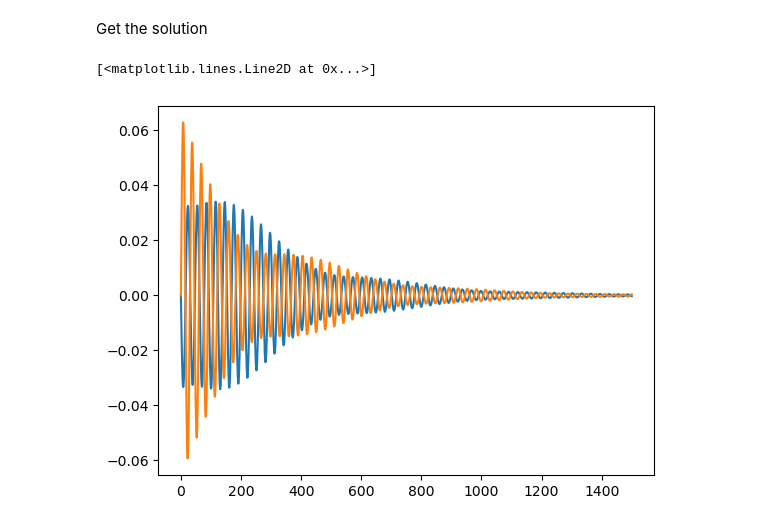
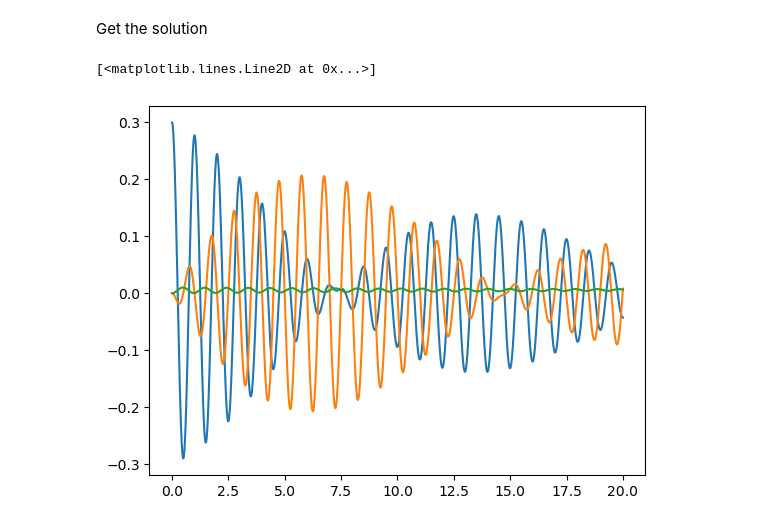
Before and after one commit to acastem15/Mecanica, a Jupyter notebook: análisisTeórico/motionEquations.ipynb, the cells around one changed output. Saved outputs shown, nothing was run; the diff lists cells and outputs as text; code cells hidden in the pictures.

```diff
--- a/análisisTeórico/motionEquations.ipynb
+++ b/análisisTeórico/motionEquations.ipynb
@@ -83,10 +83,10 @@ def dSdt(t,S):
     #m2 = (103.7+49.1)/1000
     L= 26.6/100
     #L2=26.6/100
-    nu=0.001
+    nu=0.0157
     #nu2=0.001
     g=9.81
-    mu =0.01
+    mu =0.001
 
     #Nota: Yo usaba mu en vez de gamma y no creé otra variable llamada mu, tomar esto en cuenta para evitar confusión
     # gamma = 4
@@ -111,11 +111,11 @@ def dSdt(t,S):
 def initialConditions(theta_1_0,theta_2_0, x_0,phi_1_0,phi_2_0,chi_0):
     return (theta_1_0,theta_2_0,x_0,phi_1_0,phi_2_0,chi_0)
 
-S_0 = initialConditions(0,0,0,0.4,-0.2,0)
+S_0 = initialConditions(0.0,0.3,0,0,0,0)
 # %% [markdown]
 Solve the ODE
 # %%
-t = np.linspace(0,1500,1500)
+t = np.linspace(0,20,15000)
 sol = odeint(dSdt,y0=S_0, t=t,tfirst=True)
 # %% [markdown]
 Get the solution
@@ -128,9 +128,10 @@ phi2_sol = sol.T[4]
 chi_sol = sol.T[5]
 # %%
 #Plot the solution
+plt.plot(t,theta2_sol)
 plt.plot(t,theta1_sol)
-plt.plot(t,theta2_sol)
-#plt.plot(t,x_sol)
+
+plt.plot(t,x_sol)
 # %% [output]
 [<matplotlib.lines.Line2D at 0x...>]
-[figure, old version]
+[figure, new version]
```
Also changed, not shown: parts of 2 cells of this notebook.
